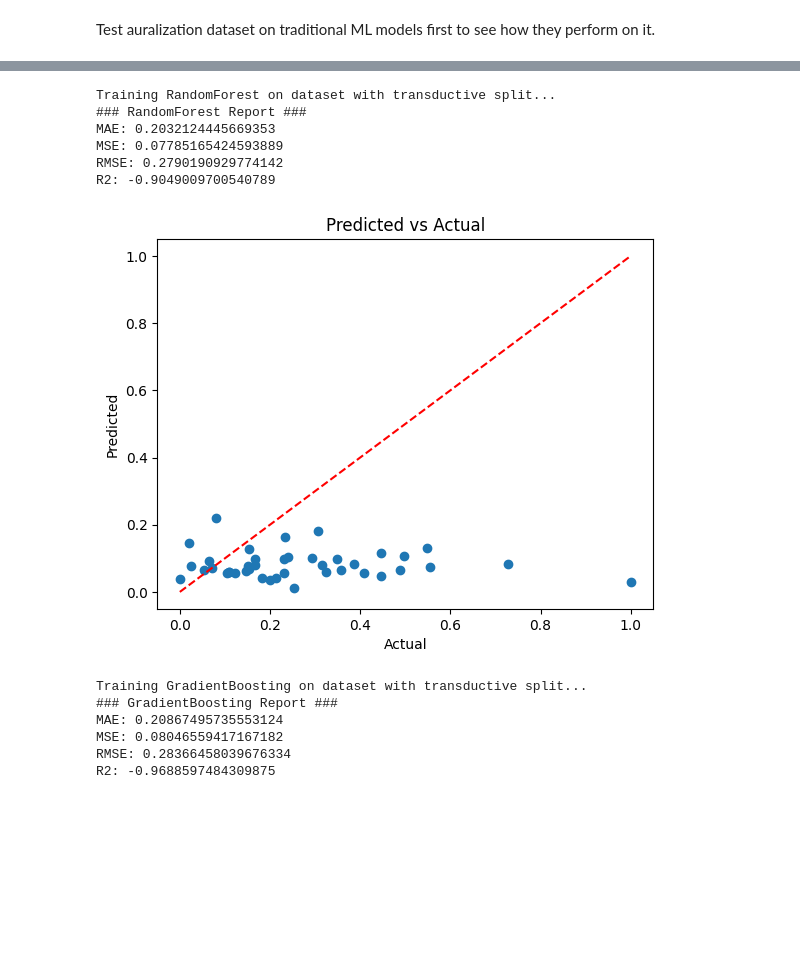
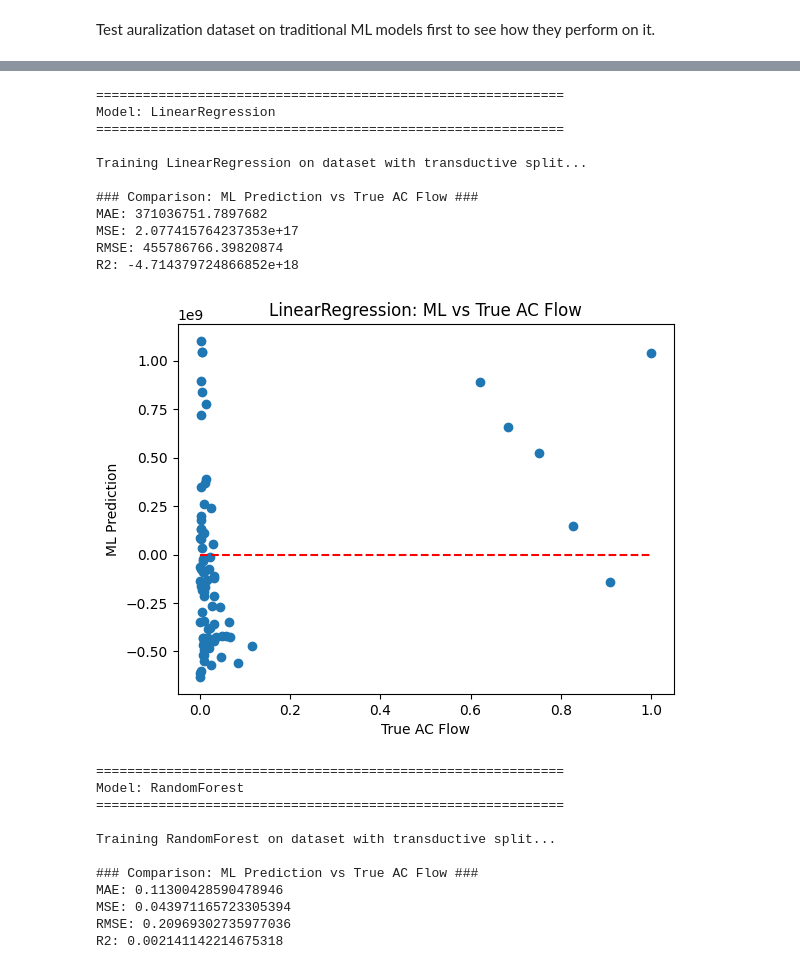
Before and after one commit to Shayhha/Research-Notes, a Jupyter notebook: notebooks/auralization_power_grids_notebook.ipynb, the cells around one changed output, grey strips where cells are left out. Cells and saved outputs as stored; diff of their text form; code cells hidden in the pictures; blank space fills up the shorter version.

```diff
--- a/notebooks/auralization_power_grids_notebook.ipynb
+++ b/notebooks/auralization_power_grids_notebook.ipynb
@@ -707,15 +737,15 @@ def print_report_regression(y_test, preds):
 
 
 # function for plotting regression scatter
-def print_regression_scatter(y_test, preds):
+def print_regression_scatter(y_test, preds, xlabel='Actual', ylabel='Predicted', title='Predicted vs Actual'):
     plt.scatter(y_test, preds)
-    plt.xlabel('Actual')
-    plt.ylabel('Predicted')
+    plt.xlabel(xlabel)
+    plt.ylabel(ylabel)
 
     # perfect prediction line
     plt.plot([y_test.min(), y_test.max()], [y_test.min(), y_test.max()], 'r--')
 
-    plt.title('Predicted vs Actual')
+    plt.title(title)
     plt.show()
 
 
@@ -879,0 +1017,9 @@ Now we do a train-test split such that we learn on all the networks except one a
+# %%
+test_network = 57
+
+train_df = aura_dataset[aura_dataset['network'] != test_network]
+test_df  = aura_dataset[aura_dataset['network'] == test_network]
+print('Train size:', len(train_df))
+print('Test size:', len(test_df))
+
+test_df.head()
@@ -880,27 +1036,27 @@ Now we do a train-test split such that we learn on all the networks except one a
 # %%
-test_network = 30
-
-train_df = aura_dataset[aura_dataset['network'] != test_network]
-test_df  = aura_dataset[aura_dataset['network'] == test_network]
-print('Train size:', len(train_df))
-print('Test size:', len(test_df))
-
 # prepar our data and remove first colmums of metadata before training
-X_train, y_train = train_df.iloc[:, 2:-1].values, train_df['target'].values
-X_test, y_test  = test_df.iloc[:, 2:-1].values, test_df['target'].values
+X_train, y_train = train_df.iloc[:, 2:-2].values, train_df['target'].values
+X_test, y_test  = test_df.iloc[:, 2:-2].values, test_df['target'].values
+y_dc_approx = test_df['dc_approx'].values # this is our test dc approximation
 
 # scale our features before training
 scaler = StandardScaler()
 X_train_scaled = scaler.fit_transform(X_train)
 X_test_scaled  = scaler.transform(X_test)
 
+# print DC approximation vs AC true flow
+print('\n### DC Approximation vs True AC ###')
+print_report_regression(y_test, y_dc_approx)
+print_regression_scatter(y_test, y_dc_approx, xlabel='True AC Flow', ylabel='DC Approximation', title='DC Approximation vs True AC')
+
 # train and evaluate each model on all networks except one and test on unseen network (transductive)
 for name, model in MODELS.items():
+    print(f'\n{"="*60}\nModel: {name}\n{"="*60}')
     print(f'\nTraining {name} on dataset with transductive split...')
     model.fit(X_train_scaled, y_train)
     preds = model.predict(X_test_scaled)
 
-    print(f'### {name} Report ###')
+    print('\n### Comparison: ML Prediction vs True AC Flow ###')
     print_report_regression(y_test, preds)
-    print_regression_scatter(y_test, preds)
+    print_regression_scatter(y_test, preds, xlabel='True AC Flow', ylabel='ML Prediction', title=f'{name}: ML vs True AC Flow')
 # %% [output]
@@ -917,13 +1069,23 @@ R2: -1.5622328085873814e+17
-Training RandomForest on dataset with transductive split...
-### RandomForest Report ###
-MAE: 0.2032124445669353
-MSE: 0.07785165424593889
-RMSE: 0.2790190929774142
-R2: -0.9049009700540789
+============================================================
+Model: LinearRegression
+============================================================
+
+Training LinearRegression on dataset with transductive split...
+
+### Comparison: ML Prediction vs True AC Flow ###
+MAE: 371036751.7897682
+MSE: 2.077415764237353e+17
+RMSE: 455786766.39820874
+R2: -4.714379724866852e+18
-[figure, old version]
+[figure, new version]
-Training GradientBoosting on dataset with transductive split...
-### GradientBoosting Report ###
-MAE: 0.20867495735553124
-MSE: 0.08046559417167182
-RMSE: 0.28366458039676334
-R2: -0.9688597484309875
+============================================================
+Model: RandomForest
+============================================================
+
+Training RandomForest on dataset with transductive split...
+
+### Comparison: ML Prediction vs True AC Flow ###
+MAE: 0.11300428590478946
+MSE: 0.043971165723305394
+RMSE: 0.20969302735977036
+R2: 0.002141142214675318
```
Also changed, not shown: parts of 15 cells of this notebook.
